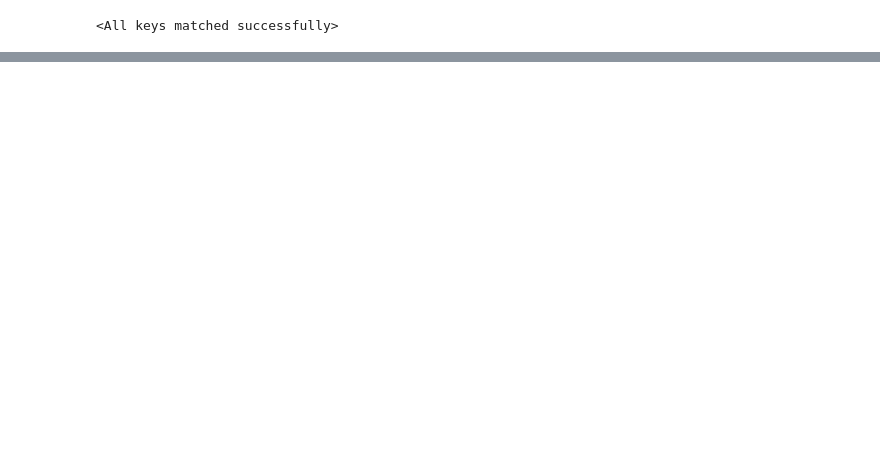
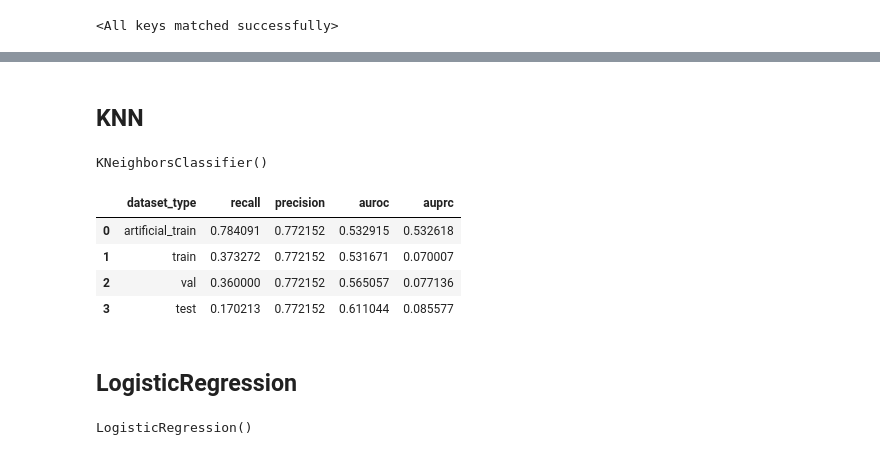
Before and after one commit to tsabata/active_anomaly_detection, a Jupyter notebook: active_ad.ipynb, the cells around one changed output, grey strips where cells are left out. Saved outputs shown, nothing was run; the diff lists cells and outputs as text; code cells hidden in the pictures; blank space fills up the shorter version.

Commit message:
Classic models as classifiers

```diff
--- a/active_ad.ipynb
+++ b/active_ad.ipynb
@@ -319,0 +360,5 @@ torch.cat((a_reshaped, b), dim=1)
+# %%
+from sklearn.svm import SVC
+classical_model = SVC(probability=True)
+# %%
+classical_model.fit(artificial_train_dataset_X_numpy, artificial_train_dataset_y)
@@ -319,0 +379,23 @@ torch.cat((a_reshaped, b), dim=1)
+# %% [markdown]
+## KNN
+# %%
+from sklearn.neighbors import KNeighborsClassifier
+classical_model = KNeighborsClassifier()
+# %%
+classical_model.fit(artificial_train_dataset_X_numpy, artificial_train_dataset_y)
+# %% [output]
+KNeighborsClassifier()
+# %%
+evaluate_all(classical_model, artificial_train_dataset_X_numpy, artificial_train_dataset_y,
+             train_dataset_np, train_y,
+             val_dataset_np, val_y,
+             test_dataset_np, test_y
+            )
+# %% [output]
+|  | dataset_type | recall | precision | auroc | auprc |
+| 0 | artificial_train | 0.784091 | 0.772152 | 0.532915 | 0.532618 |
+| 1 | train | 0.373272 | 0.772152 | 0.531671 | 0.070007 |
+| 2 | val | 0.360000 | 0.772152 | 0.565057 | 0.077136 |
+| 3 | test | 0.170213 | 0.772152 | 0.611044 | 0.085577 |
+# %% [markdown]
+## LogisticRegression
@@ -319,0 +405,4 @@ torch.cat((a_reshaped, b), dim=1)
+# %%
+classical_model.fit(artificial_train_dataset_X_numpy, artificial_train_dataset_y)
+# %% [output]
+LogisticRegression()
```
Also changed, not shown: parts of 46 cells of this notebook.
